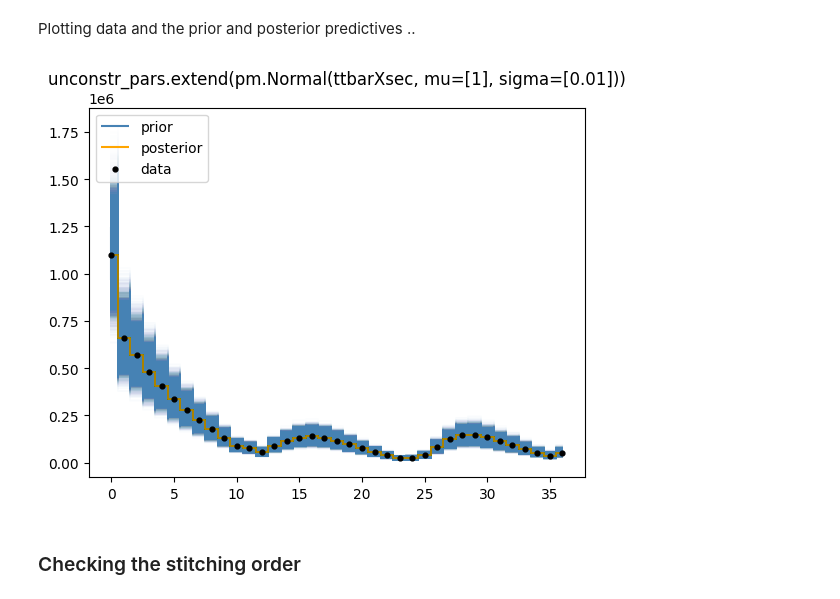
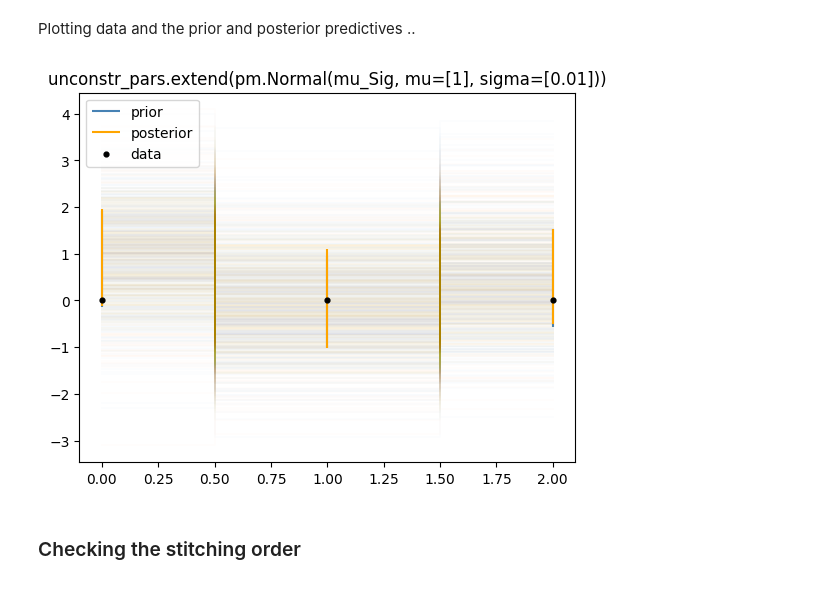
Before and after one commit to malin-horstmann/bayesian_pyhf, a Jupyter notebook: PPC/priors.ipynb, the cells around one changed output. Cells and saved outputs as stored; diff of their text form; code cells hidden in the pictures.

```diff
--- a/PPC/priors.ipynb
+++ b/PPC/priors.ipynb
@@ -89,7 +89,7 @@ nBins = len(model.expected_actualdata(model.config.suggested_init()))
 obs = model.expected_actualdata(model.config.suggested_init())
 # %%
 ### Choose the right .json file
-n = "ttbar"
+n = "DisplacedLeptons"
 
 if n == "ttbar":
     with open("ttbar_ljets_xsec_inclusive_pruned.json") as serialized:
@@ -190,26 +190,26 @@ az.summary(post_data)
 Plotting data and the prior and posterior predictives ..
 # %%
 ### Plotting ...
-nBins = 37
+nBins = 3
     ## Prior predictive
 plt.step(np.linspace(0,nBins-1,nBins),prior_data.prior_predictive.main[0].T, alpha = 0.01, c = 'steelblue', where = 'mid');
 plt.vlines(np.arange(nBins),*np.quantile(prior_data.prior_predictive.main[0],[.15,.85],axis=0), colors = 'steelblue', label="prior");
 
     ## Posterior predictive
 plt.step(np.linspace(0,nBins-1,nBins),post_pred.posterior_predictive.main[0].T, alpha = 0.01, c = 'orange', where = 'mid');
 plt.vlines(np.arange(nBins),*np.quantile(post_pred.posterior_predictive.main[0],[.15,.85],axis=0), colors = 'orange', label="posterior")
 
     ## Observations
 plt.scatter(np.arange(nBins), obs, c = 'k',s=12, zorder = 999, label = "data")
 plt.legend(loc='upper left')
 
 plt.title(f'unconstr_pars.extend(pm.Normal({model.config.poi_name}, mu=[1], sigma=[0.01]))')
 
 
 # plt.savefig(f'{n}_poi_Normal.pdf')
 plt.show()
 # %% [output]
-[figure, old version]
+[figure, new version]
 # %% [markdown]
 ### Checking the stitching order
 # %%
```
Also changed, not shown: parts of 1 cell of this notebook, 5 other files.
